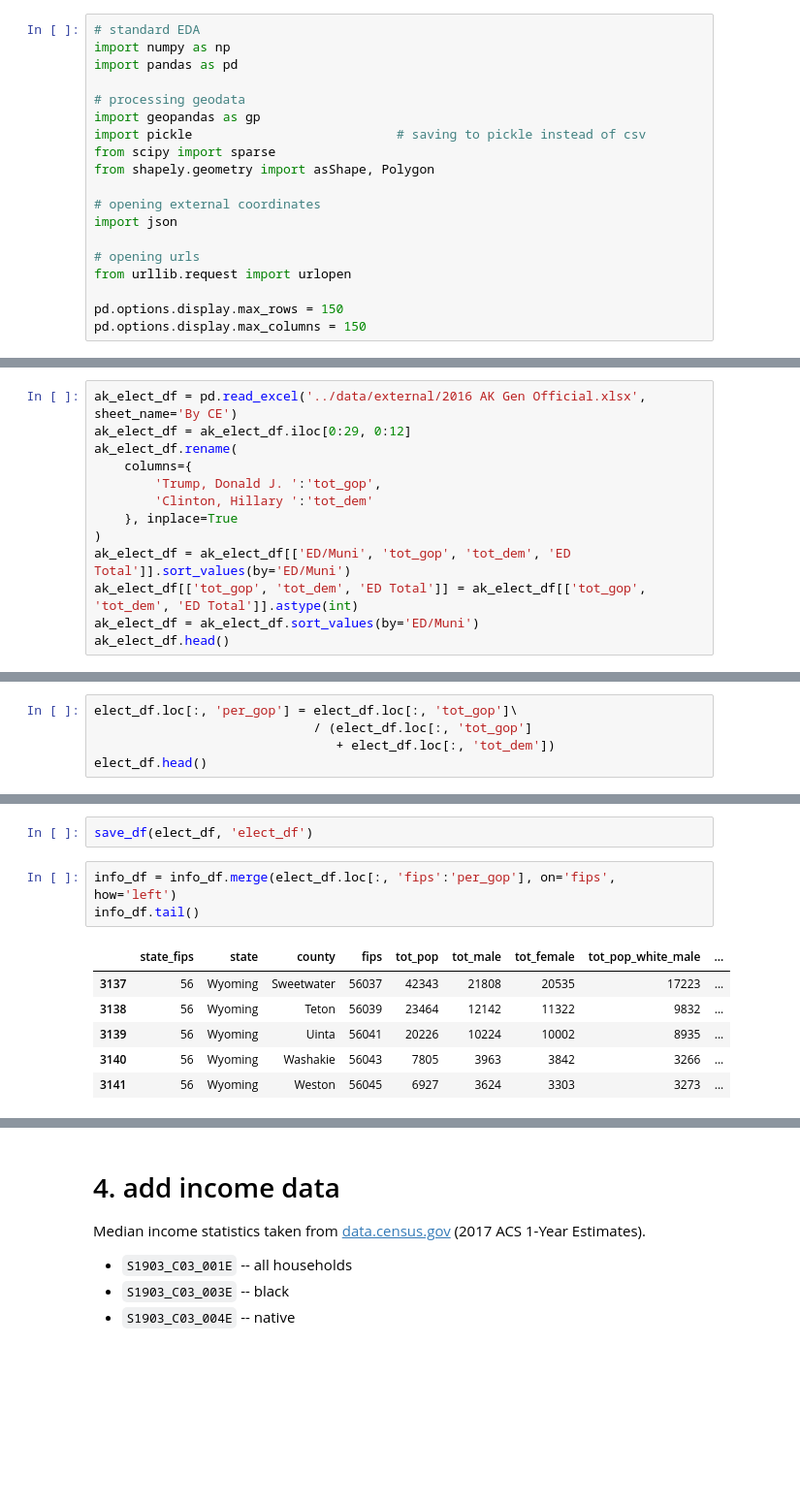
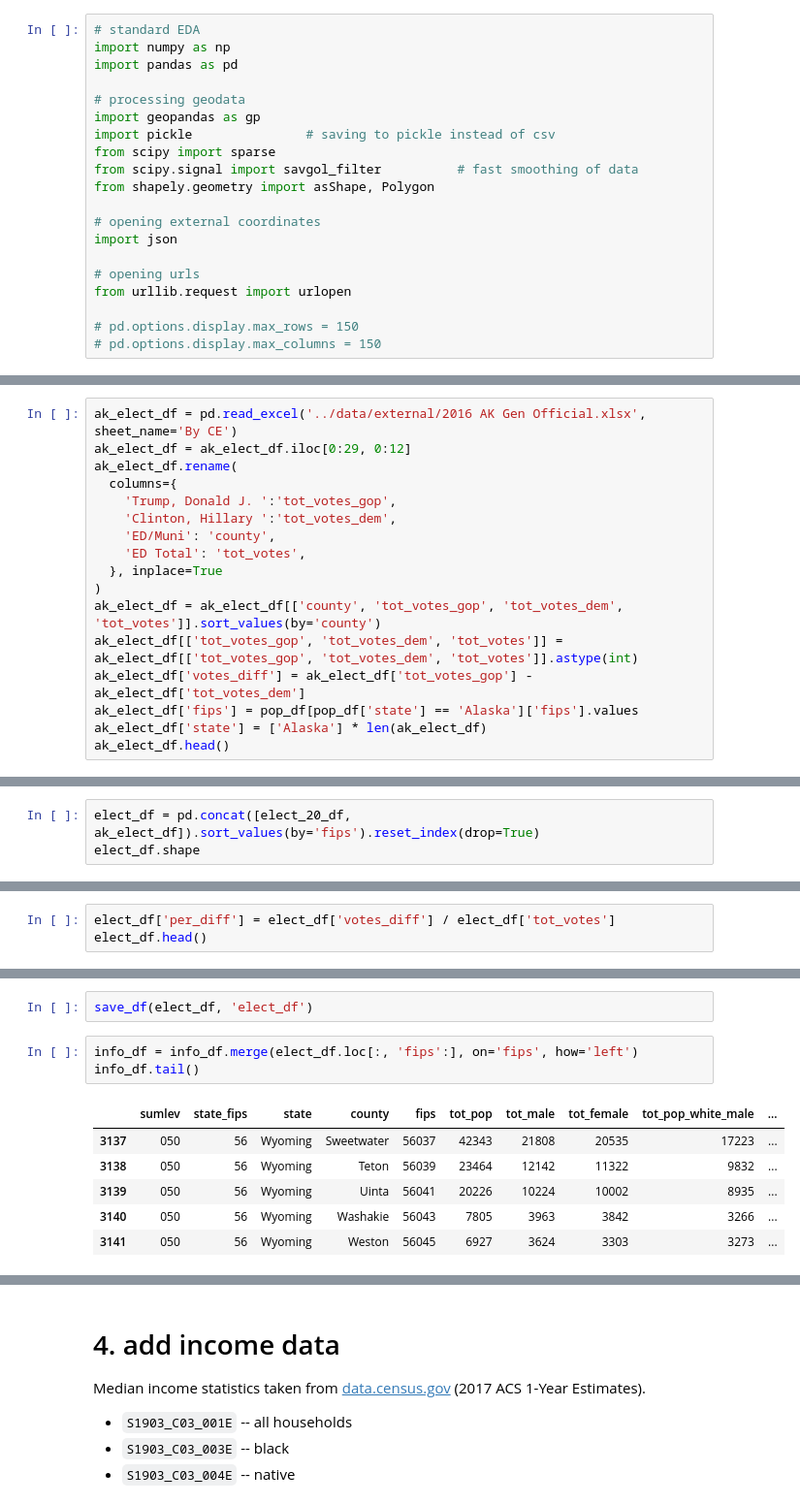
Before and after one commit to jydiw/covid-19-data, a Jupyter notebook: notebooks/1_census-and-csse-preprocessing.ipynb, the cells around one changed output, grey strips where cells are left out. Shown: that part at 97% size. Drawn from its saved outputs; the diff is of its cells as text; blank space fills up the shorter version.

```diff
--- a/notebooks/1_census-and-csse-preprocessing.ipynb
+++ b/notebooks/1_census-and-csse-preprocessing.ipynb
@@ -22,8 +22,9 @@ import pandas as pd
 
 # processing geodata
 import geopandas as gp
-import pickle                           # saving to pickle instead of csv
+import pickle               # saving to pickle instead of csv
 from scipy import sparse
+from scipy.signal import savgol_filter          # fast smoothing of data
 from shapely.geometry import asShape, Polygon
 
 # opening external coordinates
@@ -32,8 +33,8 @@ import json
 # opening urls
 from urllib.request import urlopen
 
-pd.options.display.max_rows = 150
-pd.options.display.max_columns = 150
+# pd.options.display.max_rows = 150
+# pd.options.display.max_columns = 150
 # %% [markdown]
 # 1. import census data from `census.gov`
 # %% [markdown]
@@ -361,13 +406,17 @@ Data taken from [RRH Elections](https://rrhelections.com/index.php/2018/02/02/al
 ak_elect_df = pd.read_excel('../data/external/2016 AK Gen Official.xlsx', sheet_name='By CE')
 ak_elect_df = ak_elect_df.iloc[0:29, 0:12]
 ak_elect_df.rename(
-    columns={
-        'Trump, Donald J. ':'tot_gop',
-        'Clinton, Hillary ':'tot_dem'
-    }, inplace=True
+  columns={
+    'Trump, Donald J. ':'tot_votes_gop',
+    'Clinton, Hillary ':'tot_votes_dem',
+    'ED/Muni': 'county',
+    'ED Total': 'tot_votes',
+  }, inplace=True
 )
-ak_elect_df = ak_elect_df[['ED/Muni', 'tot_gop', 'tot_dem', 'ED Total']].sort_values(by='ED/Muni')
-ak_elect_df[['tot_gop', 'tot_dem', 'ED Total']] = ak_elect_df[['tot_gop', 'tot_dem', 'ED Total']].astype(int)
-ak_elect_df = ak_elect_df.sort_values(by='ED/Muni')
+ak_elect_df = ak_elect_df[['county', 'tot_votes_gop', 'tot_votes_dem', 'tot_votes']].sort_values(by='county')
+ak_elect_df[['tot_votes_gop', 'tot_votes_dem', 'tot_votes']] = ak_elect_df[['tot_votes_gop', 'tot_votes_dem', 'tot_votes']].astype(int)
+ak_elect_df['votes_diff'] = ak_elect_df['tot_votes_gop'] - ak_elect_df['tot_votes_dem']
+ak_elect_df['fips'] = pop_df[pop_df['state'] == 'Alaska']['fips'].values
+ak_elect_df['state'] = ['Alaska'] * len(ak_elect_df)
 ak_elect_df.head()
 # %% [output]
@@ -398,0 +429,3 @@ elect_df.tail()
+# %%
+elect_df = pd.concat([elect_20_df, ak_elect_df]).sort_values(by='fips').reset_index(drop=True)
+elect_df.shape
@@ -399,6 +434,4 @@ elect_df.tail()
 # %%
-elect_df.loc[:, 'per_gop'] = elect_df.loc[:, 'tot_gop']\
-                             / (elect_df.loc[:, 'tot_gop']
-                                + elect_df.loc[:, 'tot_dem'])
+elect_df['per_diff'] = elect_df['votes_diff'] / elect_df['tot_votes']
 elect_df.head()
 # %% [output]
@@ -411,12 +453,12 @@ elect_df.head()
 # %%
 save_df(elect_df, 'elect_df')
 # %%
-info_df = info_df.merge(elect_df.loc[:, 'fips':'per_gop'], on='fips', how='left')
+info_df = info_df.merge(elect_df.loc[:, 'fips':], on='fips', how='left')
 info_df.tail()
 # %% [output]
-|  | state_fips | state | county | fips | tot_pop | tot_male | tot_female | tot_pop_white_male | ... |
-| 3137 | 56 | Wyoming | Sweetwater | 56037 | 42343 | 21808 | 20535 | 17223 | ... |
-| 3138 | 56 | Wyoming | Teton | 56039 | 23464 | 12142 | 11322 | 9832 | ... |
-| 3139 | 56 | Wyoming | Uinta | 56041 | 20226 | 10224 | 10002 | 8935 | ... |
-| 3140 | 56 | Wyoming | Washakie | 56043 | 7805 | 3963 | 3842 | 3266 | ... |
-| 3141 | 56 | Wyoming | Weston | 56045 | 6927 | 3624 | 3303 | 3273 | ... |
+|  | sumlev | state_fips | state | county | fips | tot_pop | tot_male | tot_female | tot_pop_white_male | ... |
+| 3137 | 050 | 56 | Wyoming | Sweetwater | 56037 | 42343 | 21808 | 20535 | 17223 | ... |
+| 3138 | 050 | 56 | Wyoming | Teton | 56039 | 23464 | 12142 | 11322 | 9832 | ... |
+| 3139 | 050 | 56 | Wyoming | Uinta | 56041 | 20226 | 10224 | 10002 | 8935 | ... |
+| 3140 | 050 | 56 | Wyoming | Washakie | 56043 | 7805 | 3963 | 3842 | 3266 | ... |
+| 3141 | 050 | 56 | Wyoming | Weston | 56045 | 6927 | 3624 | 3303 | 3273 | ... |
```
Also changed, not shown: parts of 57 cells of this notebook, 23 other files.
